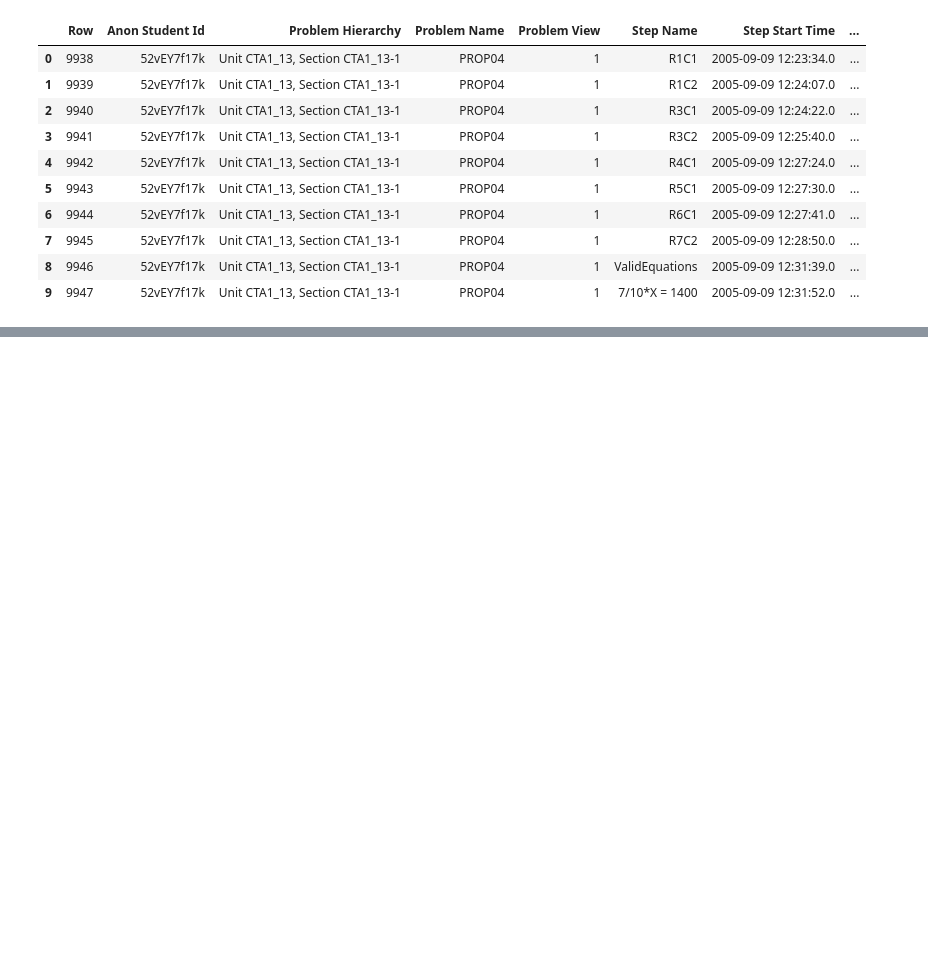
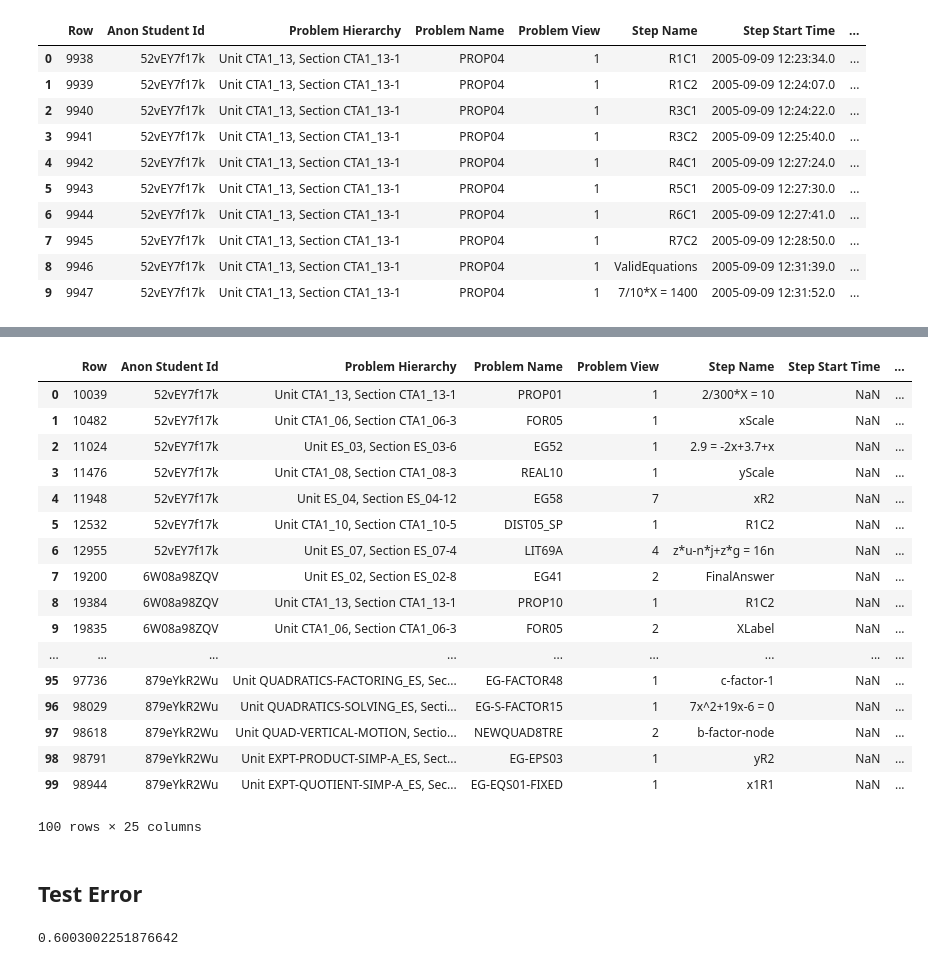
Before and after one commit to peihaowang/KDDCup2010, a Jupyter notebook: random_forest.ipynb, the cells around one changed output, grey strips where cells are left out. Drawn from its saved outputs; the diff is of its cells as text; code cells hidden in the pictures; blank space fills up the shorter version.

```diff
--- a/random_forest.ipynb
+++ b/random_forest.ipynb
@@ -71,0 +64,8 @@ for k in keys:
+# %%
+# Clean up in dataframe, to remove redundant columns
+# maybe some columns are deprecated, and no more used,
+# fill them out of the following list and run this cell
+# to do cleanup
+columns_to_remove = ["Anon Student Id CFAR", "CFA | A,n,o,n, ,S,t,u,d,e,n,t, ,I,d"]
+df = df.drop(columns=columns_to_remove)
+df.columns
@@ -93,0 +228,44 @@ df.tail(100)
+# %%
+# Query CFAR through the specified columns as keys
+def queryCFAR(row, df, columns):
+    idx = None
+    CFAR = 0.0
+    for col in columns:
+        if idx is None:
+            idx = (df[col] == row[col])
+        else:
+            idx &= (df[col] == row[col])
+    sub = df.loc[idx]
+    if len(sub) != 0:
+        CFAR = sub.iloc[0].loc[nameOfCFAR(columns)]
+    return CFAR
+# %%
+CFAR_features = [ ["Anon Student Id"], ["Step Name"], ["Problem Name"], ["KC(Default)"]
+    , ["Anon Student Id", "Problem Name"], ["Anon Student Id", "KC(Default)"]
+]
+for f in CFAR_features:
+    testdf[nameOfCFAR(f)] = testdf.apply(queryCFAR, axis='columns', args=(traindf, f))
+# %%
+# Inspect the head of new features
+testdf.head(100)
+# %% [output]
+|  | Row | Anon Student Id | Problem Hierarchy | Problem Name | Problem View | Step Name | Step Start Time | ... |
+| 0 | 10039 | 52vEY7f17k | Unit CTA1_13, Section CTA1_13-1 | PROP01 | 1 | 2/300*X = 10 | NaN | ... |
+| 1 | 10482 | 52vEY7f17k | Unit CTA1_06, Section CTA1_06-3 | FOR05 | 1 | xScale | NaN | ... |
+| 2 | 11024 | 52vEY7f17k | Unit ES_03, Section ES_03-6 | EG52 | 1 | 2.9 = -2x+3.7+x | NaN | ... |
+| 3 | 11476 | 52vEY7f17k | Unit CTA1_08, Section CTA1_08-3 | REAL10 | 1 | yScale | NaN | ... |
+| 4 | 11948 | 52vEY7f17k | Unit ES_04, Section ES_04-12 | EG58 | 7 | xR2 | NaN | ... |
+| 5 | 12532 | 52vEY7f17k | Unit CTA1_10, Section CTA1_10-5 | DIST05_SP | 1 | R1C2 | NaN | ... |
+| 6 | 12955 | 52vEY7f17k | Unit ES_07, Section ES_07-4 | LIT69A | 4 | z*u-n*j+z*g = 16n | NaN | ... |
+| 7 | 19200 | 6W08a98ZQV | Unit ES_02, Section ES_02-8 | EG41 | 2 | FinalAnswer | NaN | ... |
+| 8 | 19384 | 6W08a98ZQV | Unit CTA1_13, Section CTA1_13-1 | PROP10 | 1 | R1C2 | NaN | ... |
+| 9 | 19835 | 6W08a98ZQV | Unit CTA1_06, Section CTA1_06-3 | FOR05 | 2 | XLabel | NaN | ... |
+| ... | ... | ... | ... | ... | ... | ... | ... | ... |
+| 95 | 97736 | 879eYkR2Wu | Unit QUADRATICS-FACTORING_ES, Sec... | EG-FACTOR48 | 1 | c-factor-1 | NaN | ... |
+| 96 | 98029 | 879eYkR2Wu | Unit QUADRATICS-SOLVING_ES, Secti... | EG-S-FACTOR15 | 1 | 7x^2+19x-6 = 0 | NaN | ... |
+| 97 | 98618 | 879eYkR2Wu | Unit QUAD-VERTICAL-MOTION, Sectio... | NEWQUAD8TRE | 2 | b-factor-node | NaN | ... |
+| 98 | 98791 | 879eYkR2Wu | Unit EXPT-PRODUCT-SIMP-A_ES, Sect... | EG-EPS03 | 1 | yR2 | NaN | ... |
+| 99 | 98944 | 879eYkR2Wu | Unit EXPT-QUOTIENT-SIMP-A_ES, Sec... | EG-EQS01-FIXED | 1 | x1R1 | NaN | ... |
+100 rows × 25 columns
+# %% [markdown]
+## Test Error
@@ -93,0 +280,7 @@ df.tail(100)
+# %%
+P = rf_model.predict(X_)
+P = P.reshape(P.size, 1).astype(float)
+Y_ = np.array(Y_).astype(float)
+print(RMSE(P, Y_))
+# %% [output]
+0.6003002251876642
```
Also changed, not shown: parts of 29 cells of this notebook.
